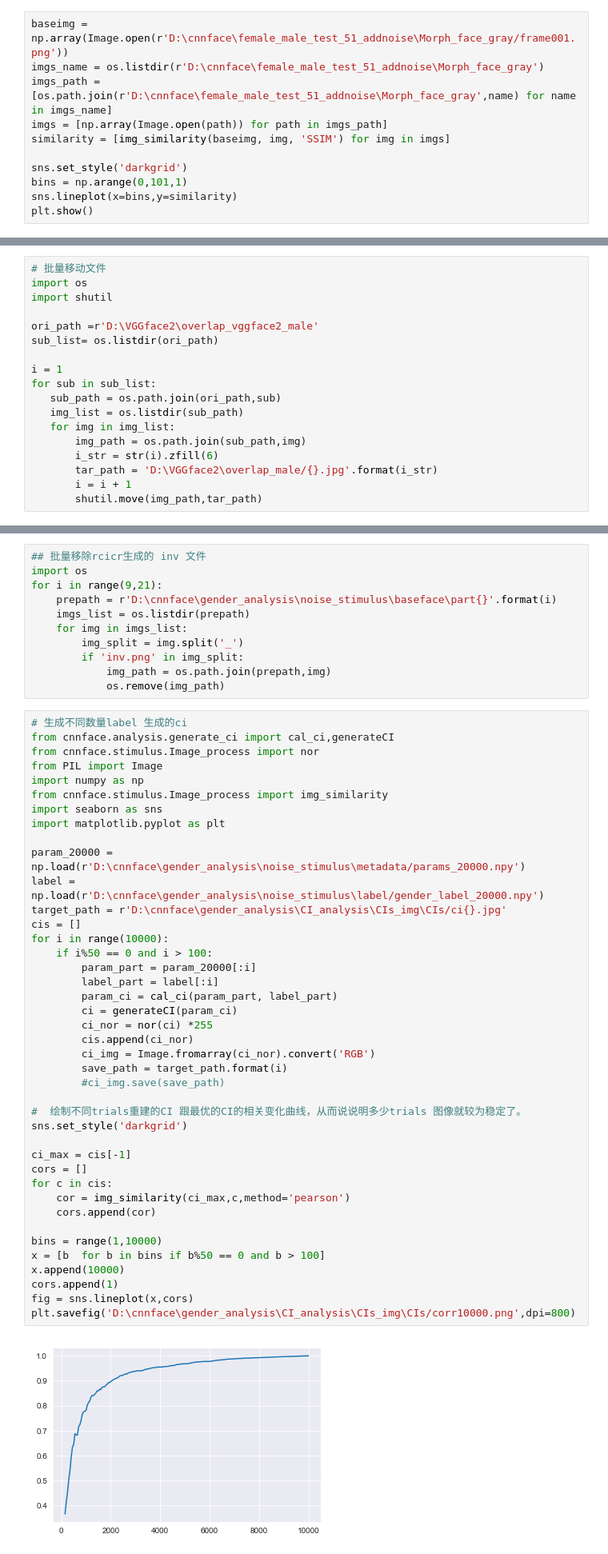
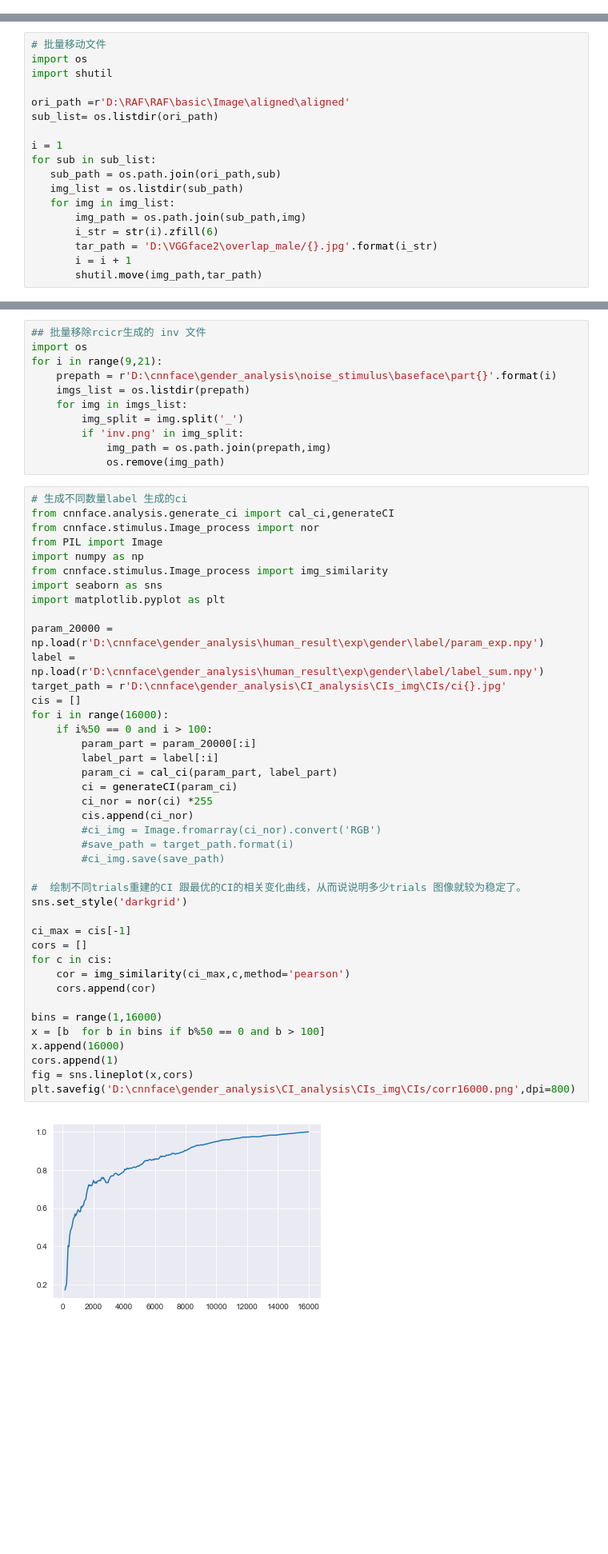
Before and after one commit to YukunQu/cnnface, a Jupyter notebook: explore.ipynb, the cells around one changed output, grey strips where cells are left out. Shown at 80% size. Cells and saved outputs as stored; diff of their text form; blank space fills up the shorter version.

```diff
--- a/explore.ipynb
+++ b/explore.ipynb
@@ -5,14 +5,3 @@ import matplotlib.pyplot as plt
 import numpy as np
 import seaborn as sns
 import os
-# %%
-baseimg = np.array(Image.open(r'D:\cnnface\female_male_test_51_addnoise\Morph_face_gray/frame001.png'))
-imgs_name = os.listdir(r'D:\cnnface\female_male_test_51_addnoise\Morph_face_gray')
-imgs_path = [os.path.join(r'D:\cnnface\female_male_test_51_addnoise\Morph_face_gray',name) for name in imgs_name]
-imgs = [np.array(Image.open(path)) for path in imgs_path]
-similarity = [img_similarity(baseimg, img, 'SSIM') for img in imgs]
-
-sns.set_style('darkgrid')
-bins = np.arange(0,101,1)
-sns.lineplot(x=bins,y=similarity)
-plt.show()
@@ -82,7 +24,7 @@ for img_path in imgs_path:
 import os
 import shutil
 
-ori_path =r'D:\VGGface2\overlap_vggface2_male'
+ori_path =r'D:\RAF\RAF\basic\Image\aligned\aligned'
 sub_list= os.listdir(ori_path)
 
 i = 1
@@ -141,39 +83,39 @@ from cnnface.stimulus.Image_process import nor
 from PIL import Image
 import numpy as np
 from cnnface.stimulus.Image_process import img_similarity
 import seaborn as sns
 import matplotlib.pyplot as plt
 
-param_20000 = np.load(r'D:\cnnface\gender_analysis\noise_stimulus\metadata/params_20000.npy')
-label = np.load(r'D:\cnnface\gender_analysis\noise_stimulus\label/gender_label_20000.npy')
+param_20000 = np.load(r'D:\cnnface\gender_analysis\human_result\exp\gender\label/param_exp.npy')
+label = np.load(r'D:\cnnface\gender_analysis\human_result\exp\gender\label/label_sum.npy')
 target_path = r'D:\cnnface\gender_analysis\CI_analysis\CIs_img\CIs/ci{}.jpg'
 cis = []
-for i in range(10000):
+for i in range(16000):
     if i%50 == 0 and i > 100:
         param_part = param_20000[:i]
         label_part = label[:i]
         param_ci = cal_ci(param_part, label_part)
         ci = generateCI(param_ci)
         ci_nor = nor(ci) *255
         cis.append(ci_nor)
-        ci_img = Image.fromarray(ci_nor).convert('RGB')
-        save_path = target_path.format(i)
+        #ci_img = Image.fromarray(ci_nor).convert('RGB')
+        #save_path = target_path.format(i)
         #ci_img.save(save_path)
 
 #  绘制不同trials重建的CI 跟最优的CI的相关变化曲线，从而说说明多少trials 图像就较为稳定了。
 sns.set_style('darkgrid')
 
 ci_max = cis[-1]
 cors = []
 for c in cis:
     cor = img_similarity(ci_max,c,method='pearson')
     cors.append(cor)
 
-bins = range(1,10000)
+bins = range(1,16000)
 x = [b  for b in bins if b%50 == 0 and b > 100]
-x.append(10000)
+x.append(16000)
 cors.append(1)
 fig = sns.lineplot(x,cors)
-plt.savefig('D:\cnnface\gender_analysis\CI_analysis\CIs_img\CIs/corr10000.png',dpi=800)
+plt.savefig('D:\cnnface\gender_analysis\CI_analysis\CIs_img\CIs/corr16000.png',dpi=800)
 # %% [output]
-[figure, old version]
+[figure, new version]
```
Also changed, not shown: parts of 8 cells of this notebook, 15 other files.
